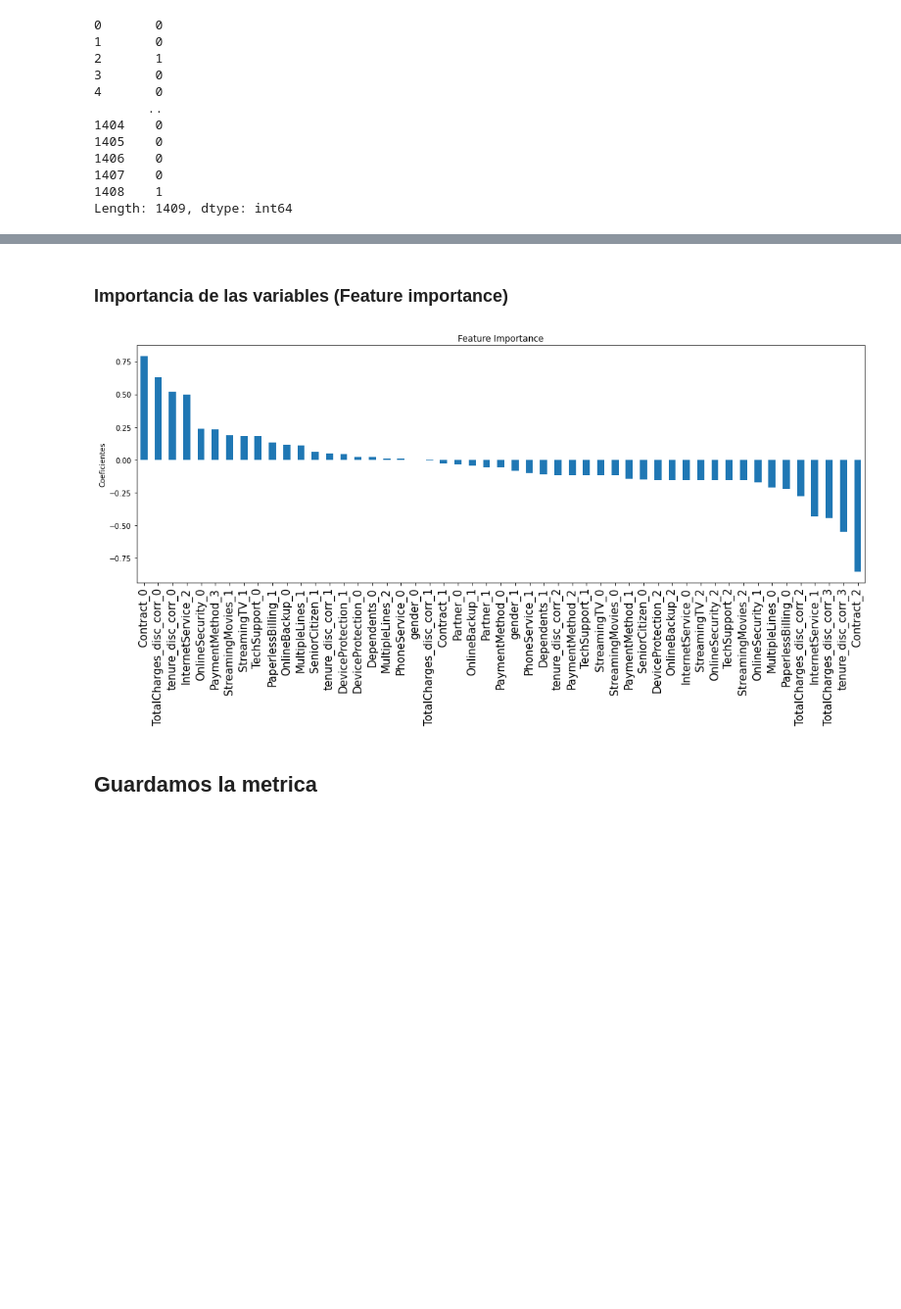
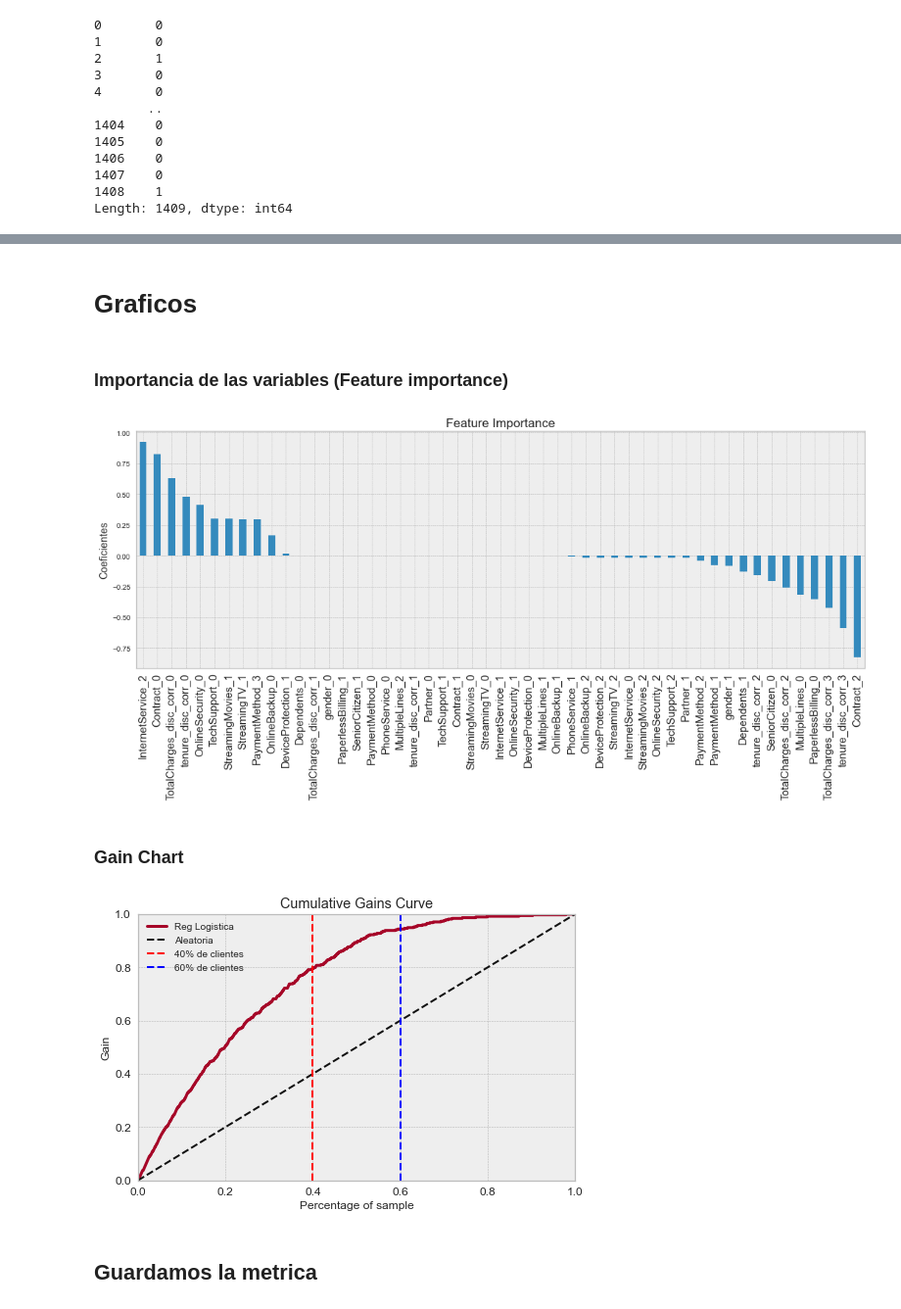
Before and after one commit to proserix/proyecto-telco-main, a Jupyter notebook: Notebooks/03_Telco_pipeline_model_training_Logistic_Reg.ipynb, the cells around one changed output, grey strips where cells are left out. Shown at 98% size. Cells and saved outputs as stored; diff of their text form; code cells hidden in the pictures; blank space fills up the shorter version.

```diff
--- a/Notebooks/03_Telco_pipeline_model_training_Logistic_Reg.ipynb
+++ b/Notebooks/03_Telco_pipeline_model_training_Logistic_Reg.ipynb
@@ -311,7 +328,10 @@ array([-0.00278492, -0.08593126, -0.14954442,  0.06082825, -0.03425164,
+# %% [markdown]
+# Graficos
 # %% [markdown]
 ### Importancia de las variables (Feature importance)
 # %%
 # Finalmente, solo por diversión, veamos la importancia de las variables
+style.use('bmh') or plt.style.use('bmh')
 
 importance = pd.Series(rl.coef_.ravel())
 importance.index = rl.feature_names_in_
@@ -321,7 +341,37 @@ plt.xticks(size=15)
 plt.ylabel('Coeficientes')
 plt.title('Feature Importance');
 # %% [output]
-[figure, old version]
+[figure, new version]
+# %% [markdown]
+### Gain Chart
+# %%
+# Parametros de grafico
+style.use('bmh') or plt.style.use('bmh')
+fig, ax=plt.subplots(figsize=(8,5))
+
+# Instanciamos al grafico
+skplt.metrics.plot_cumulative_gain(y_test,rl.predict_proba(X_test),ax=ax)
+del ax.lines[0]
+
+# Agregamos Lineas indicadoras
+ax.axvline(
+    x            =0.4,
+    c            ='red',
+    linestyle    ='--',
+    label        ='40% de clientes'
+)
+
+ax.axvline(
+    x            =0.6,
+    c            ='blue',
+    linestyle    ='--',
+    label        ='60% de clientes'
+)
+
+# Modificamos la legenda
+plt.legend(labels=['Reg Logistica', 'Aleatoria','40% de clientes','60% de clientes']);
+# %% [output]
+[figure, added]
 # %% [markdown]
 ## Guardamos la metrica
 # %%
```
Also changed, not shown: parts of 11 cells of this notebook, 12 other files.
